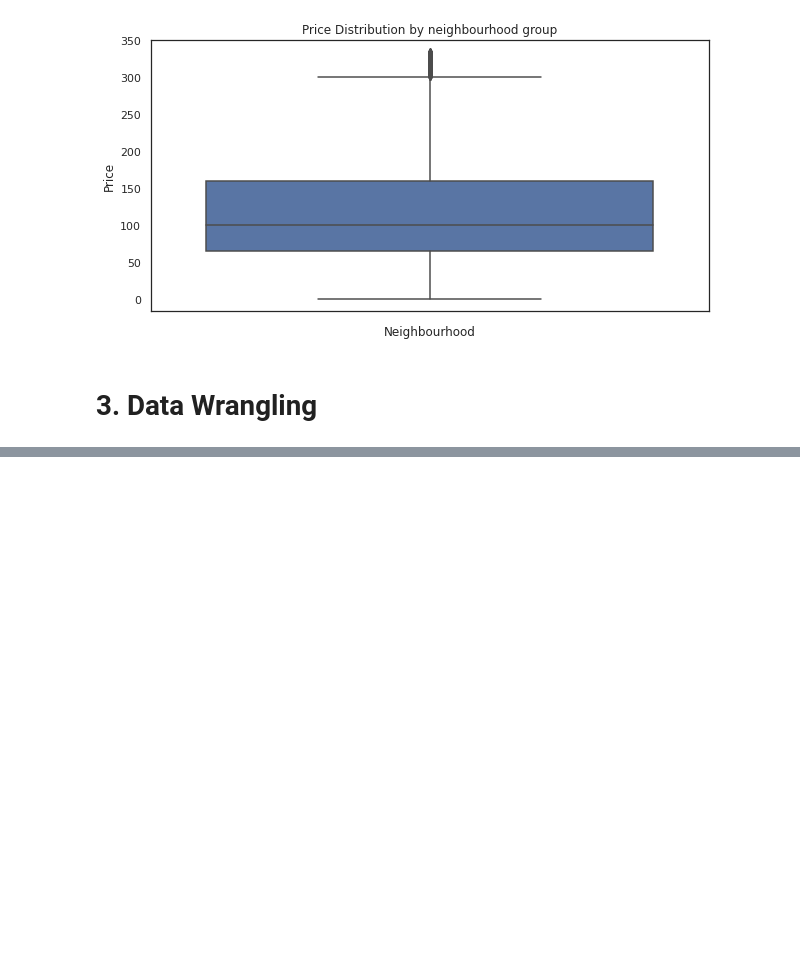
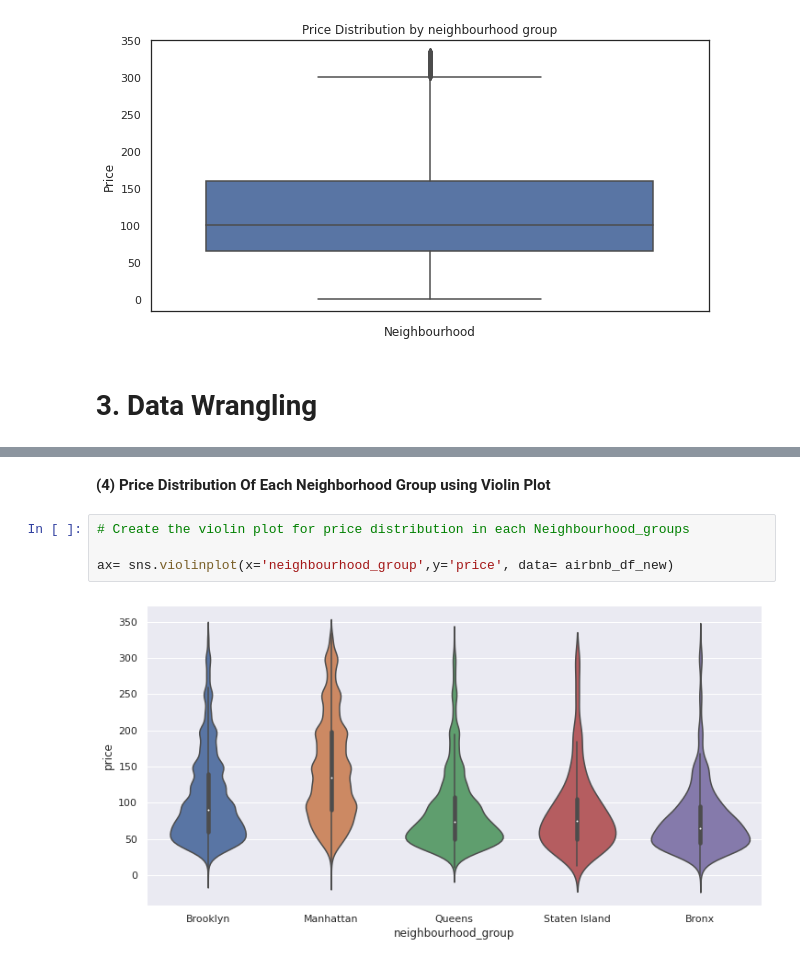
Before and after one commit to NANDINIKeremegaladhoddiShivalingaiah/Airbnb-Exploratory-Data-Analysis-EDA-, a Jupyter notebook: Airbnb_Exploratory_Data_Analysis.ipynb, the cells around one changed output, grey strips where cells are left out. Cells and saved outputs as stored; diff of their text form; blank space fills up the shorter version.

```diff
--- a/Airbnb_Exploratory_Data_Analysis.ipynb
+++ b/Airbnb_Exploratory_Data_Analysis.ipynb
@@ -387,0 +481,8 @@ plt.show()
+# %% [markdown]
+**(4) Price Distribution Of Each Neighborhood Group using Violin Plot**
+# %%
+# Create the violin plot for price distribution in each Neighbourhood_groups
+
+ax= sns.violinplot(x='neighbourhood_group',y='price', data= airbnb_df_new)
+# %% [output]
+[figure, added]
```
Also changed, not shown: parts of 25 cells of this notebook.
